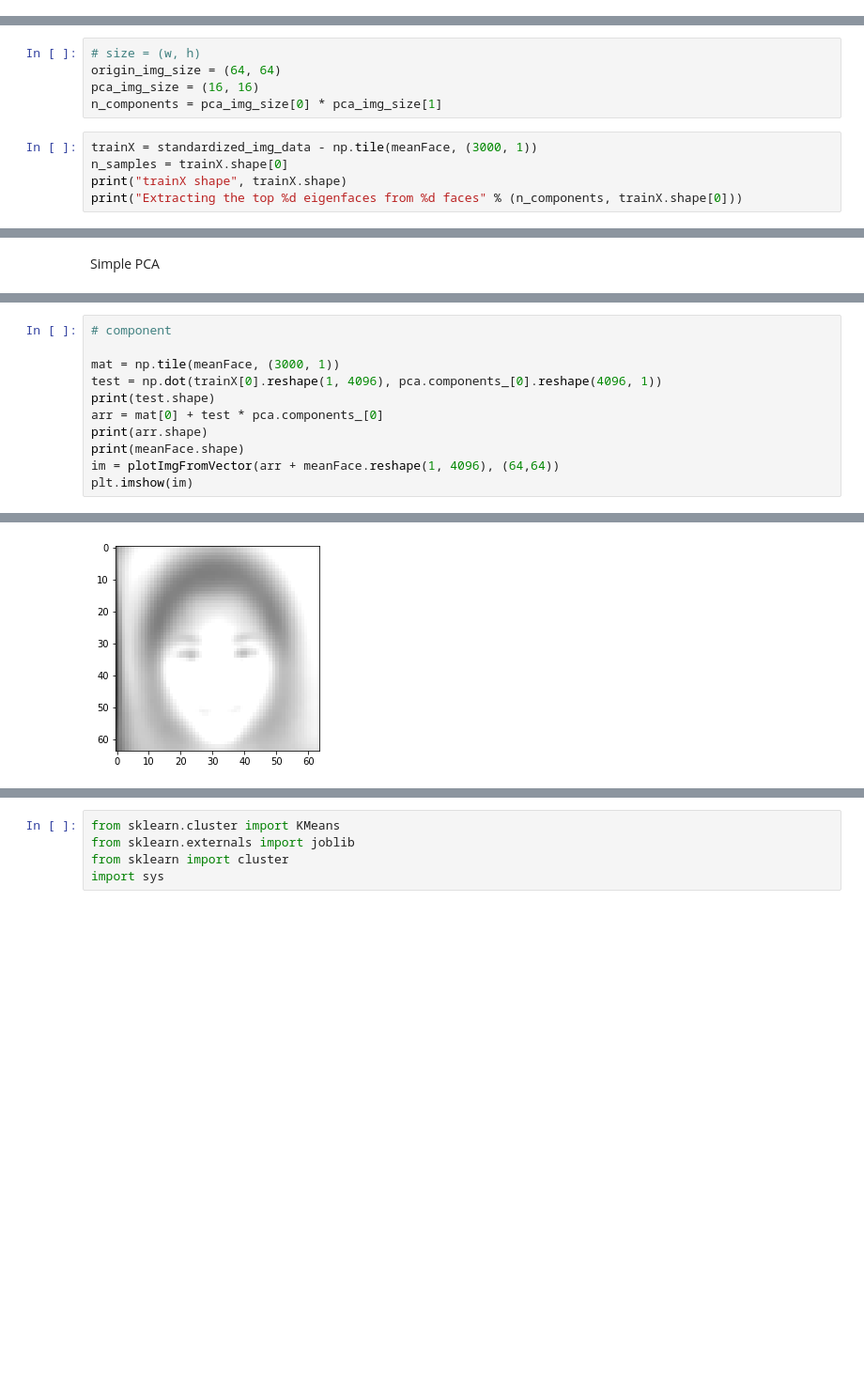
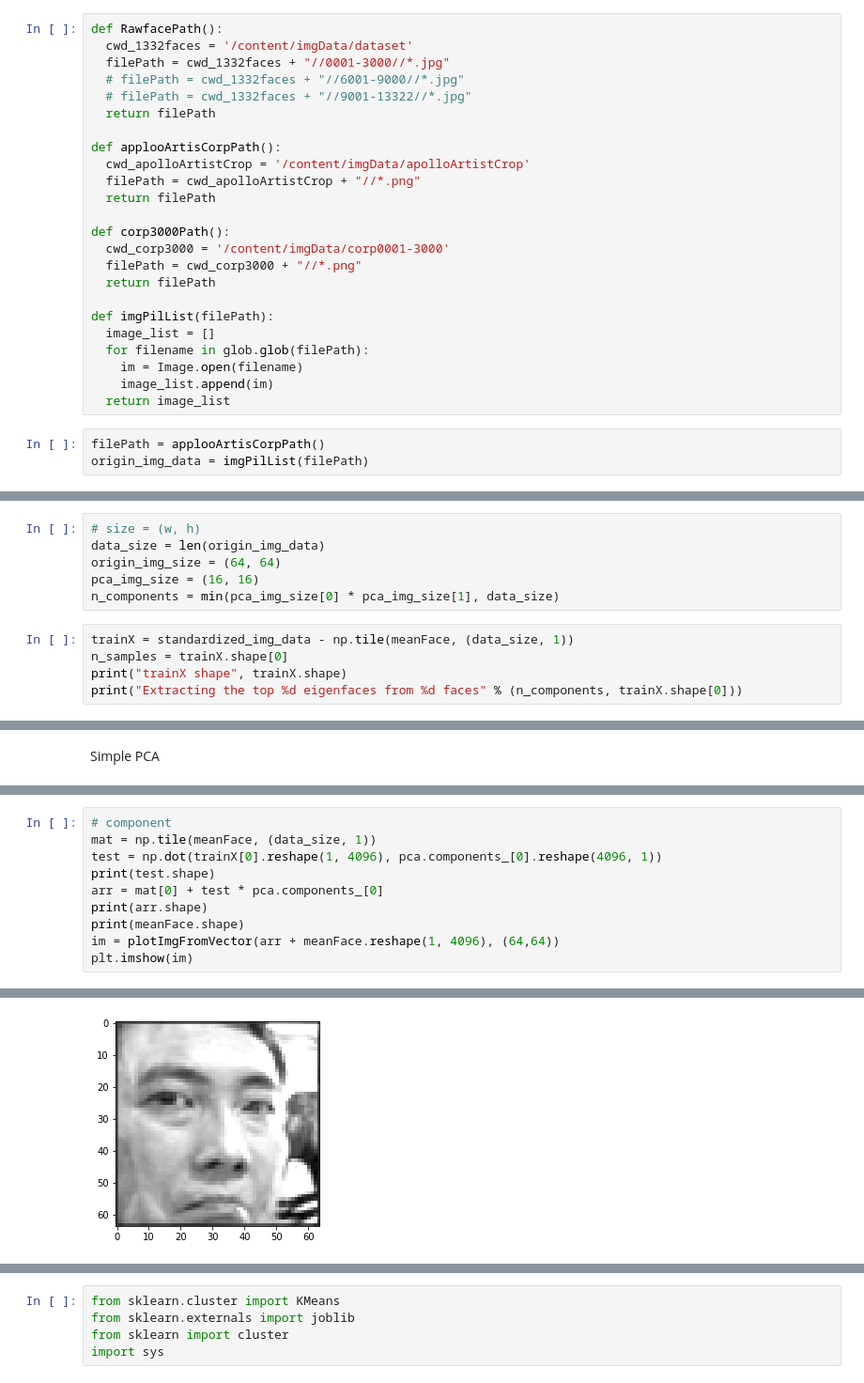
Before and after one commit to 104corp/Face-Recognition, a Jupyter notebook: Colab_NoteBooks/SVM.ipynb, the cells around one changed output, grey strips where cells are left out. Shown at 94% size. Cells and saved outputs as stored; diff of their text form; blank space fills up the shorter version.

```diff
--- a/Colab_NoteBooks/SVM.ipynb
+++ b/Colab_NoteBooks/SVM.ipynb
@@ -29,3 +16,30 @@ origin_img_data = imgPilList(filePath)
+# %%
+def RawfacePath():
+  cwd_1332faces = '/content/imgData/dataset'
+  filePath = cwd_1332faces + "//0001-3000//*.jpg"
+  # filePath = cwd_1332faces + "//6001-9000//*.jpg"
+  # filePath = cwd_1332faces + "//9001-13322//*.jpg"
+  return filePath
+
+def applooArtisCorpPath():
+  cwd_apolloArtistCrop = '/content/imgData/apolloArtistCrop'
+  filePath = cwd_apolloArtistCrop + "//*.png"
+  return filePath
+
+def corp3000Path():
+  cwd_corp3000 = '/content/imgData/corp0001-3000'
+  filePath = cwd_corp3000 + "//*.png"
+  return filePath
+
+def imgPilList(filePath):
+  image_list = []
+  for filename in glob.glob(filePath):
+    im = Image.open(filename)
+    image_list.append(im)
+  return image_list
+# %%
+filePath = applooArtisCorpPath()
+origin_img_data = imgPilList(filePath)
 # %%
 plt.imshow(origin_img_data[2])
 # %% [output]
@@ -116,11 +130,12 @@ from sklearn.decomposition import PCA
 from time import time
 # %%
 # size = (w, h)
+data_size = len(origin_img_data)
 origin_img_size = (64, 64)
 pca_img_size = (16, 16)
-n_components = pca_img_size[0] * pca_img_size[1]
+n_components = min(pca_img_size[0] * pca_img_size[1], data_size)
 # %%
-trainX = standardized_img_data - np.tile(meanFace, (3000, 1))
+trainX = standardized_img_data - np.tile(meanFace, (data_size, 1))
 n_samples = trainX.shape[0]
 print("trainX shape", trainX.shape)
 print("Extracting the top %d eigenfaces from %d faces" % (n_components, trainX.shape[0]))
@@ -161,7 +176,6 @@ component size (256, 4096)
 # %%
 # component
-
-mat = np.tile(meanFace, (3000, 1))
+mat = np.tile(meanFace, (data_size, 1))
 test = np.dot(trainX[0].reshape(1, 4096), pca.components_[0].reshape(4096, 1))
 print(test.shape)
 arr = mat[0] + test * pca.components_[0]
@@ -178,5 +190,5 @@ plt.imshow(im)
 <matplotlib.image.AxesImage at 0x...>
-[figure, old version]
+[figure, new version]
 # %%
 print("pca components", pca.components_.shape)
 
```
Also changed, not shown: parts of 14 cells of this notebook.
